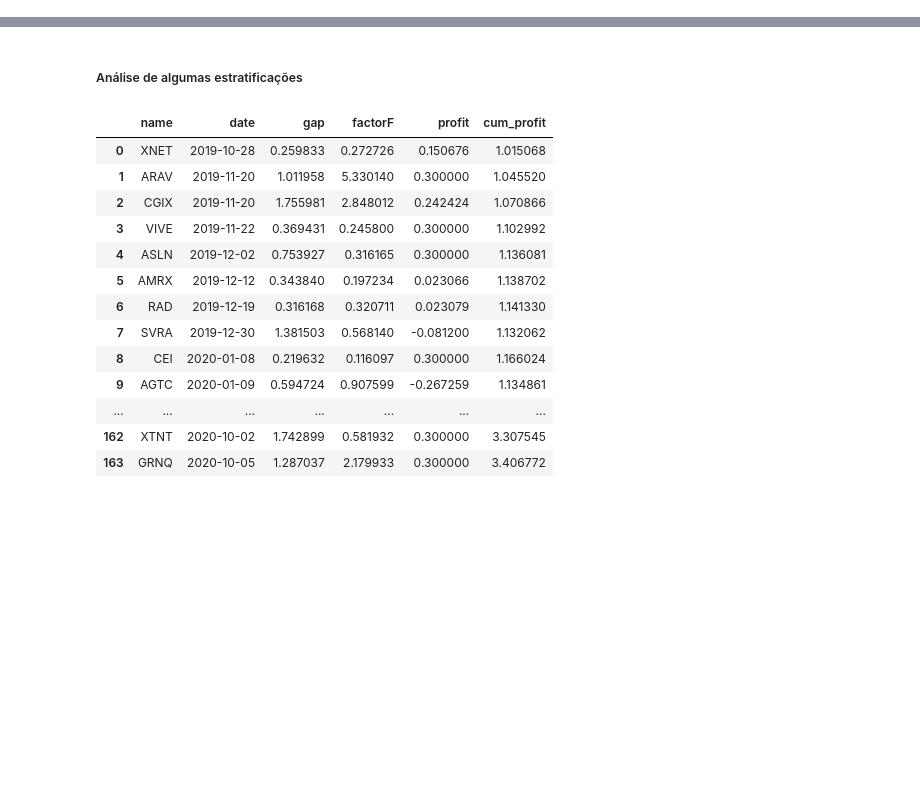
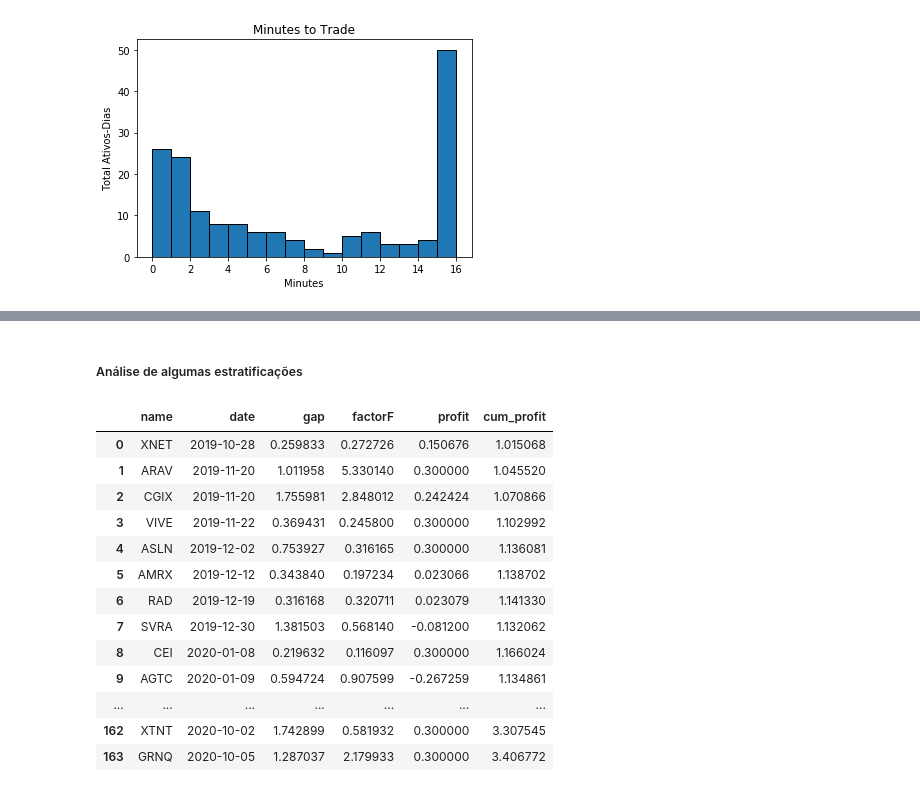
Before and after one commit to gustcomer/pynnystock_analyser, a Jupyter notebook: Estrategia-Using TradesAnalyser.ipynb, the cells around one changed output, grey strips where cells are left out. Saved outputs shown, nothing was run; the diff lists cells and outputs as text; code cells hidden in the pictures; blank space fills up the shorter version.

```diff
--- a/Estrategia-Using TradesAnalyser.ipynb
+++ b/Estrategia-Using TradesAnalyser.ipynb
@@ -50,0 +73,4 @@ dft = sg.tradesdf # DataFrame of trades
+# %%
+sg.plotHistMinsToTrade()
+# %% [output]
+[figure, added]
```
Also changed, not shown: parts of 18 cells of this notebook, 3 other files.
